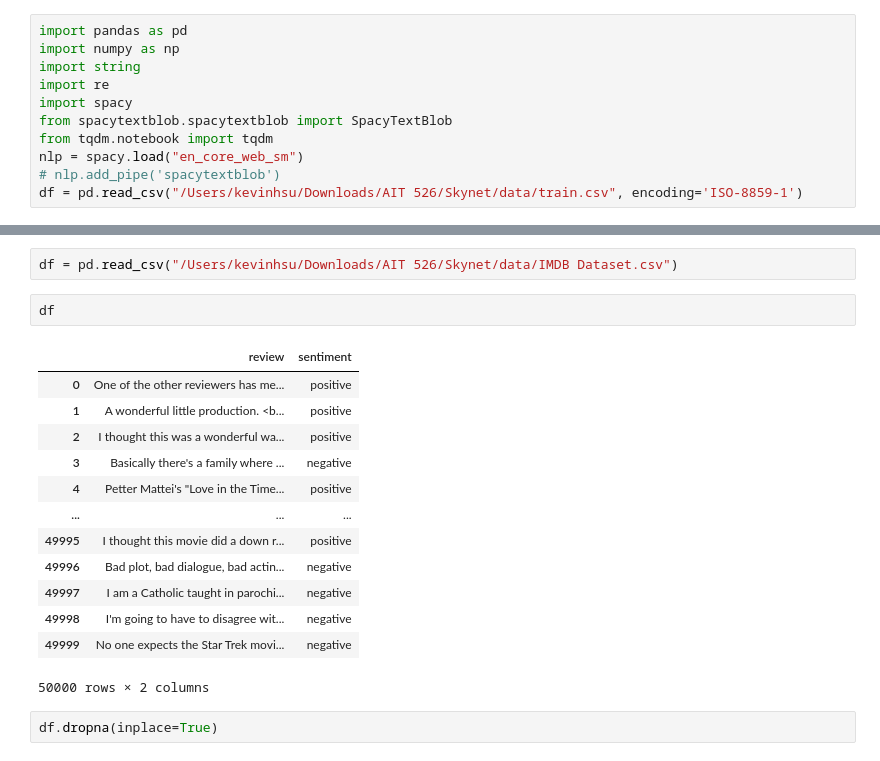
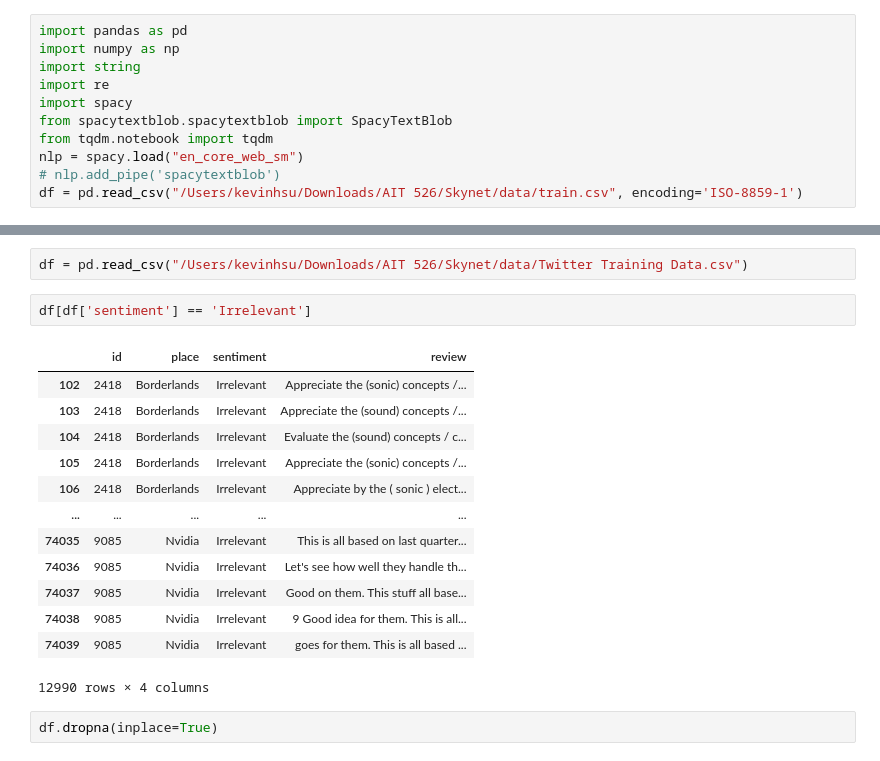
Before and after one commit to kevin000001505/Skynet, a Jupyter notebook: develop.ipynb, the cells around one changed output, grey strips where cells are left out. Drawn from its saved outputs; the diff is of its cells as text.

```diff
--- a/develop.ipynb
+++ b/develop.ipynb
@@ -12,21 +28,21 @@ df = pd.read_csv("/Users/kevinhsu/Downloads/AIT 526/Skynet/data/train.csv", enco
 # %%
-df = pd.read_csv("/Users/kevinhsu/Downloads/AIT 526/Skynet/data/IMDB Dataset.csv")
+df = pd.read_csv("/Users/kevinhsu/Downloads/AIT 526/Skynet/data/Twitter Training Data.csv")
 # %%
-df
+df[df['sentiment'] == 'Irrelevant']
 # %% [output]
-|  | review | sentiment |
-| 0 | One of the other reviewers has me... | positive |
-| 1 | A wonderful little production. <b... | positive |
-| 2 | I thought this was a wonderful wa... | positive |
-| 3 | Basically there's a family where ... | negative |
-| 4 | Petter Mattei's "Love in the Time... | positive |
-| ... | ... | ... |
-| 49995 | I thought this movie did a down r... | positive |
-| 49996 | Bad plot, bad dialogue, bad actin... | negative |
-| 49997 | I am a Catholic taught in parochi... | negative |
-| 49998 | I'm going to have to disagree wit... | negative |
-| 49999 | No one expects the Star Trek movi... | negative |
+|  | id | place | sentiment | review |
+| 102 | 2418 | Borderlands | Irrelevant | Appreciate the (sonic) concepts /... |
+| 103 | 2418 | Borderlands | Irrelevant | Appreciate the (sound) concepts /... |
+| 104 | 2418 | Borderlands | Irrelevant | Evaluate the (sound) concepts / c... |
+| 105 | 2418 | Borderlands | Irrelevant | Appreciate the (sonic) concepts /... |
+| 106 | 2418 | Borderlands | Irrelevant | Appreciate by the ( sonic ) elect... |
+| ... | ... | ... | ... | ... |
+| 74035 | 9085 | Nvidia | Irrelevant | This is all based on last quarter... |
+| 74036 | 9085 | Nvidia | Irrelevant | Let's see how well they handle th... |
+| 74037 | 9085 | Nvidia | Irrelevant | Good on them. This stuff all base... |
+| 74038 | 9085 | Nvidia | Irrelevant | 9 Good idea for them. This is all... |
+| 74039 | 9085 | Nvidia | Irrelevant | goes for them. This is all based ... |
-50000 rows × 2 columns
+12990 rows × 4 columns
 # %%
 df.dropna(inplace=True)
 # %%
```
Also changed, not shown: parts of 1 cell of this notebook, 12 other files.
